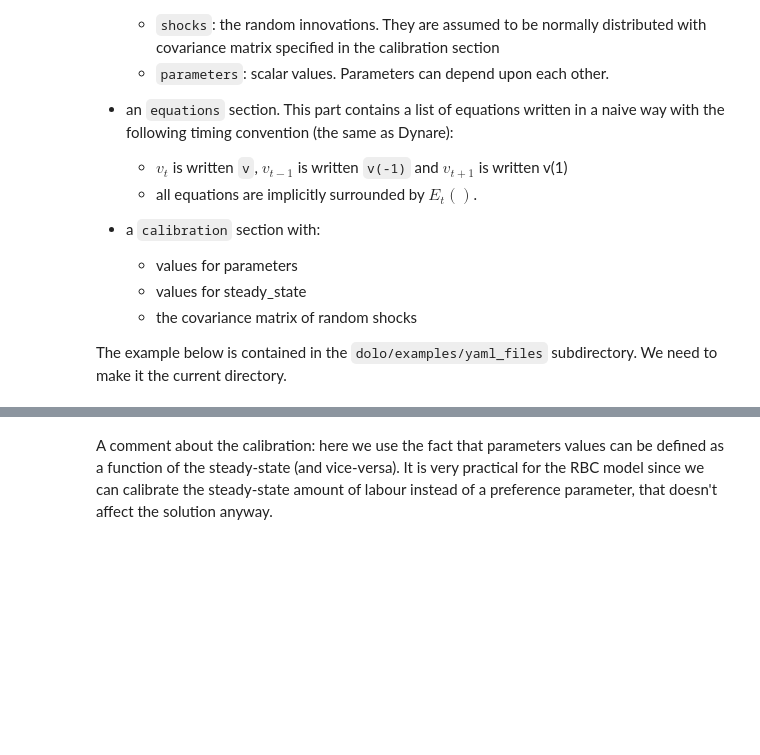
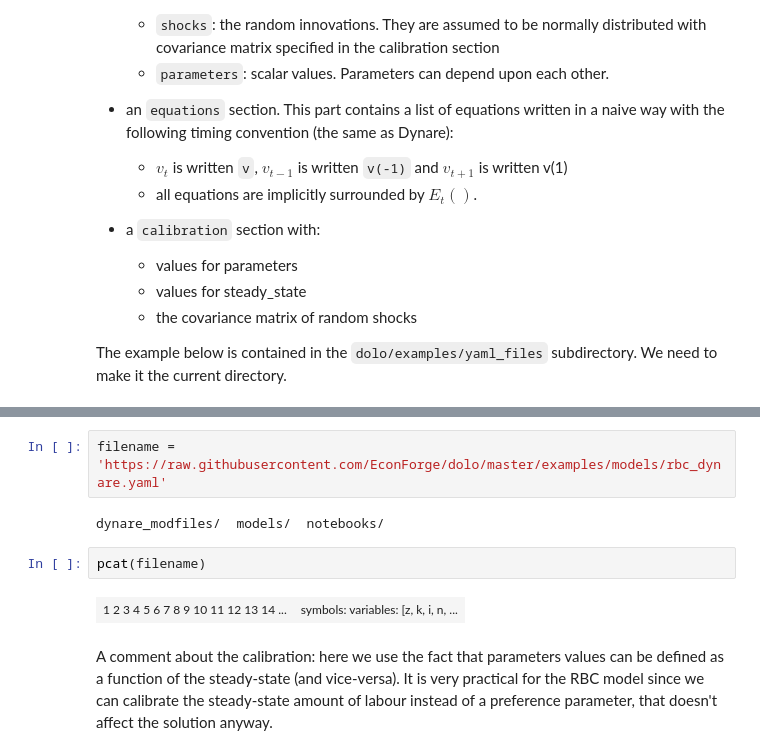
Before and after one commit to EconForge/dolo.py, a Jupyter notebook: examples/notebooks/dynare_model.ipynb, the cells around one changed output, grey strips where cells are left out. Drawn from its saved outputs; the diff is of its cells as text; blank space fills up the shorter version.

```diff
--- a/examples/notebooks/dynare_model.ipynb
+++ b/examples/notebooks/dynare_model.ipynb
@@ -38,3 +25,11 @@ cat: rbc_statefree.yaml: No such file or directory
+# %%
+filename =  'https://raw.githubusercontent.com/EconForge/dolo/master/examples/models/rbc_dynare.yaml'
+# %% [output]
+dynare_modfiles/  models/  notebooks/
+# %%
+pcat(filename)
+# %% [output]
+| 1 2 3 4 5 6 7 8 9 10 11 12 13 14 ... | symbols: variables: [z, k, i, n, ... |
 # %% [markdown]
 A comment about the calibration: here we use the fact that parameters values can be defined as a function of the steady-state (and vice-versa). It is very practical for the RBC model since we can calibrate the steady-state amount of labour instead of a preference parameter, that doesn't affect the solution anyway.
 # %% [markdown]
```
Also changed, not shown: parts of 12 cells of this notebook, 4 other files.
